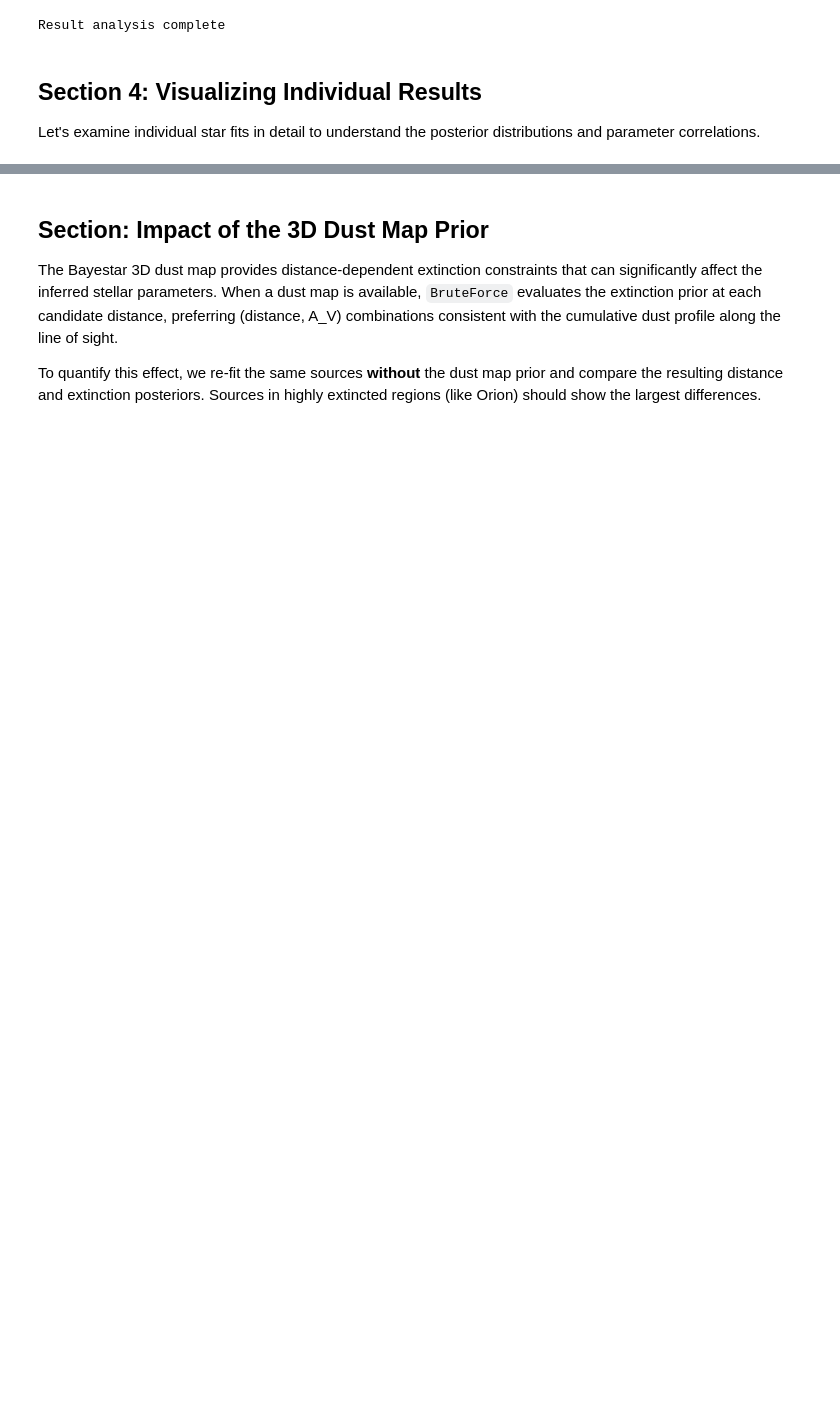
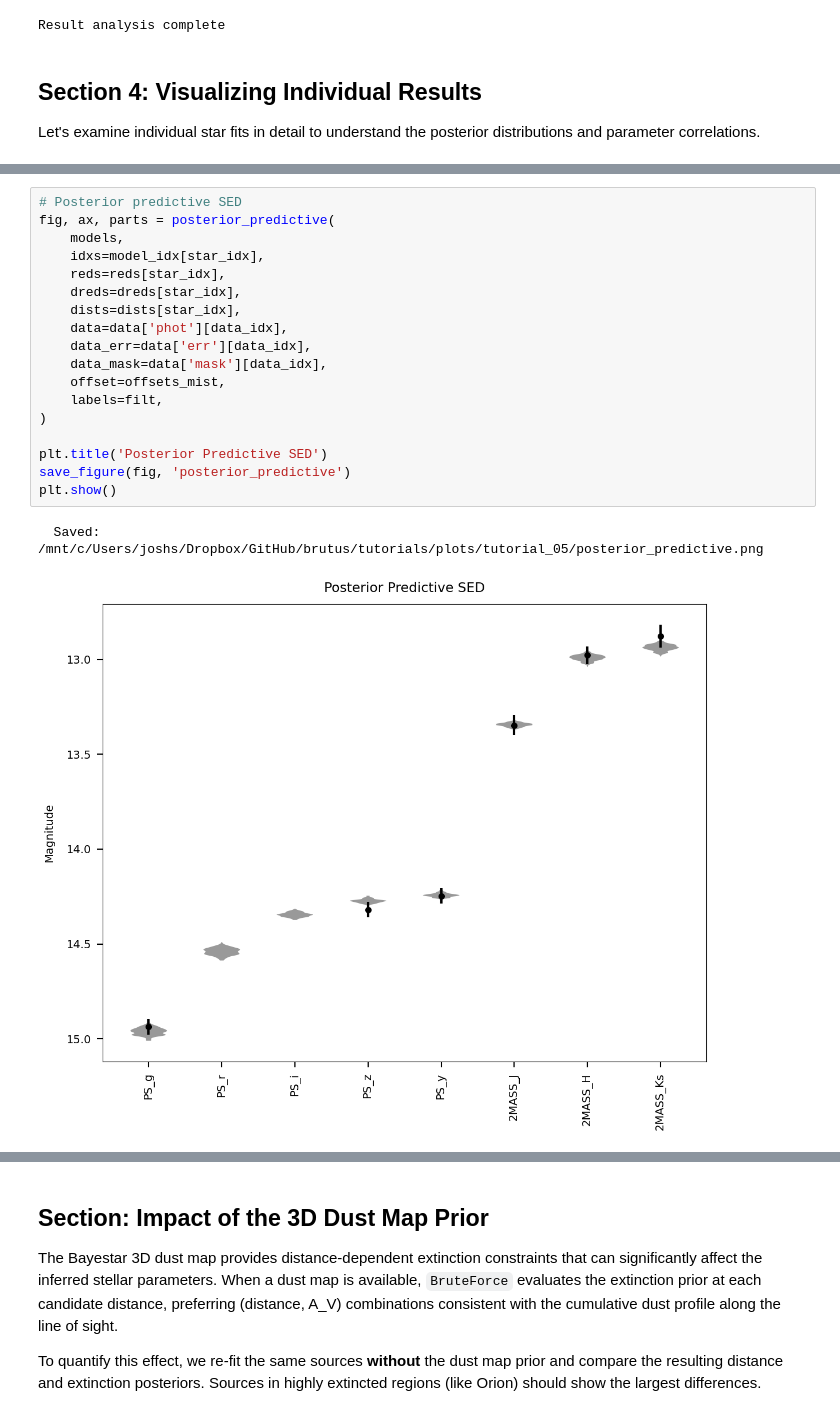
Before and after one commit to joshspeagle/brutus, a Jupyter notebook: tutorials/tutorial_05_fitting_individual.ipynb, the cells around one changed output, grey strips where cells are left out. Saved outputs shown, nothing was run; the diff lists cells and outputs as text; blank space fills up the shorter version.

```diff
--- a/tutorials/tutorial_05_fitting_individual.ipynb
+++ b/tutorials/tutorial_05_fitting_individual.ipynb
@@ -884,0 +467,21 @@ Individual result visualization complete
+# %%
+# Posterior predictive SED
+fig, ax, parts = posterior_predictive(
+    models,
+    idxs=model_idx[star_idx],
+    reds=reds[star_idx],
+    dreds=dreds[star_idx],
+    dists=dists[star_idx],
+    data=data['phot'][data_idx],
+    data_err=data['err'][data_idx],
+    data_mask=data['mask'][data_idx],
+    offset=offsets_mist,
+    labels=filt,
+)
+
+plt.title('Posterior Predictive SED')
+save_figure(fig, 'posterior_predictive')
+plt.show()
+# %% [output]
+  Saved: /mnt/c/Users/joshs/Dropbox/GitHub/brutus/tutorials/plots/tutorial_05/posterior_predictive.png
+[figure, added]
```
Also changed, not shown: parts of 23 cells of this notebook, 11 other files.
